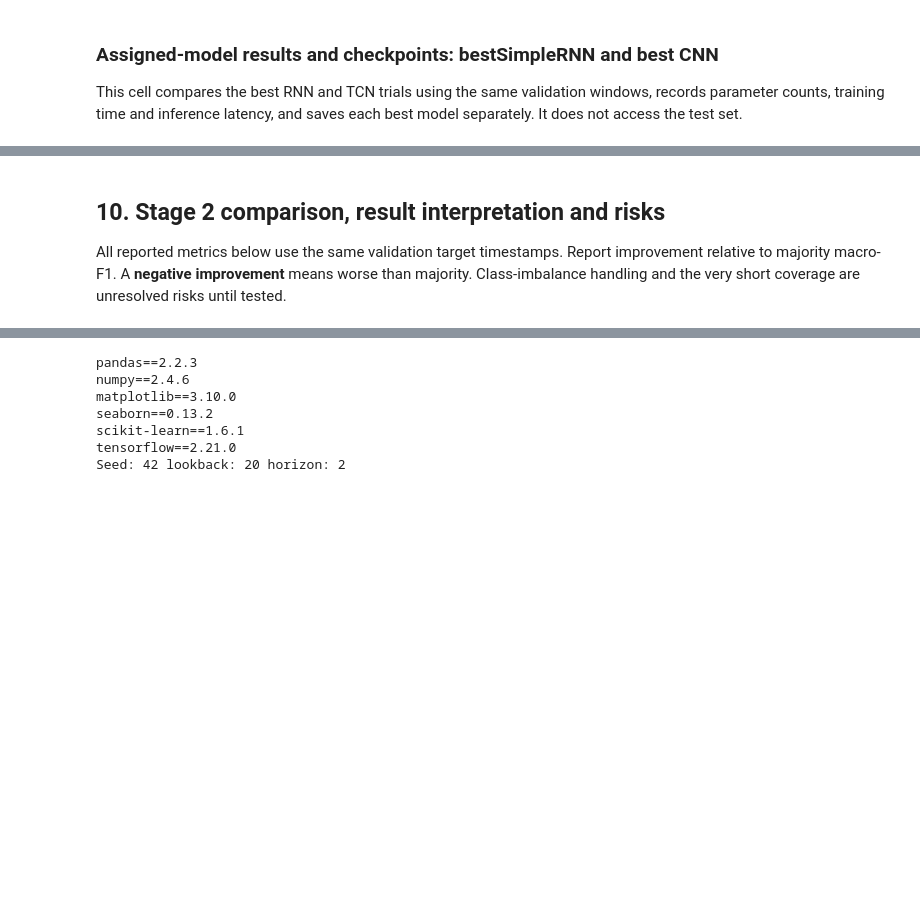
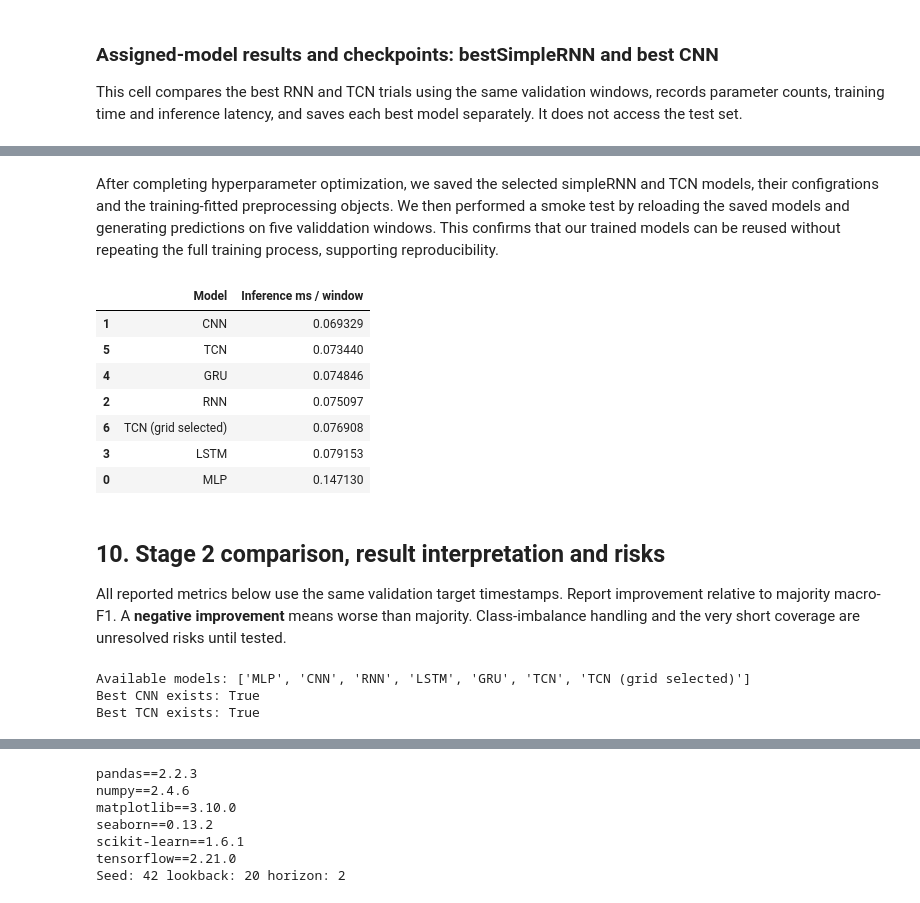
Before and after one commit to foner21/AISE4010_Section4_Group5, a Jupyter notebook: aise4010_section4group5_demo.ipynb, the cells around one changed output, grey strips where cells are left out. Cells and saved outputs as stored; diff of their text form; code cells hidden in the pictures; blank space fills up the shorter version.

```diff
--- a/aise4010_section4group5_demo.ipynb
+++ b/aise4010_section4group5_demo.ipynb
@@ -1791,3 +1876,61 @@ for saved_file in sorted(CKPT_DIR.iterdir()):
+# %% [markdown]
+After completing hyperparameter optimization, we saved the selected simpleRNN and TCN models, their configrations and the training-fitted preprocessing objects. We then performed a smoke test by reloading the saved models and generating predictions on five validdation windows. This confirms that our trained models can be reused without repeating the full training process, supporting reproducibility.
+# %%
+
+# Inference time comparison for trained neural models
+import time
+
+inference_results = []
+
+for name, model in models.items():
+
+    # Warm-up prediction
+    model.predict(X_val[:128], verbose=0)
+
+    times = []
+
+    for repeat in range(5):
+        start = time.perf_counter()
+
+        model.predict(
+            X_val,
+            batch_size=128,
+            verbose=0
+        )
+
+        times.append(time.perf_counter() - start)
+
+    inference_ms = (
+        np.median(times) / len(X_val) * 1000
+    )
+
+    inference_results.append({
+        'Model': name,
+        'Inference ms / window': inference_ms
+    })
+
+inference_df = pd.DataFrame(inference_results)
+
+display(inference_df.sort_values(
+    'Inference ms / window'
+))
+# %% [output]
+|  | Model | Inference ms / window |
+| 1 | CNN | 0.069329 |
+| 5 | TCN | 0.073440 |
+| 4 | GRU | 0.074846 |
+| 2 | RNN | 0.075097 |
+| 6 | TCN (grid selected) | 0.076908 |
+| 3 | LSTM | 0.079153 |
+| 0 | MLP | 0.147130 |
 # %% [markdown]
 ## 10. Stage 2 comparison, result interpretation and risks
 All reported metrics below use the same validation target timestamps. Report improvement relative to majority macro-F1. A **negative improvement** means worse than majority. Class-imbalance handling and the very short coverage are unresolved risks until tested.
+# %%
+print("Available models:", list(models.keys()))
+print("Best CNN exists:", best_grid_model is not None)
+print("Best TCN exists:", best_tcn_model is not None)
+# %% [output]
+Available models: ['MLP', 'CNN', 'RNN', 'LSTM', 'GRU', 'TCN', 'TCN (grid selected)']
+Best CNN exists: True
+Best TCN exists: True
```
Also changed, not shown: parts of 24 cells of this notebook.
